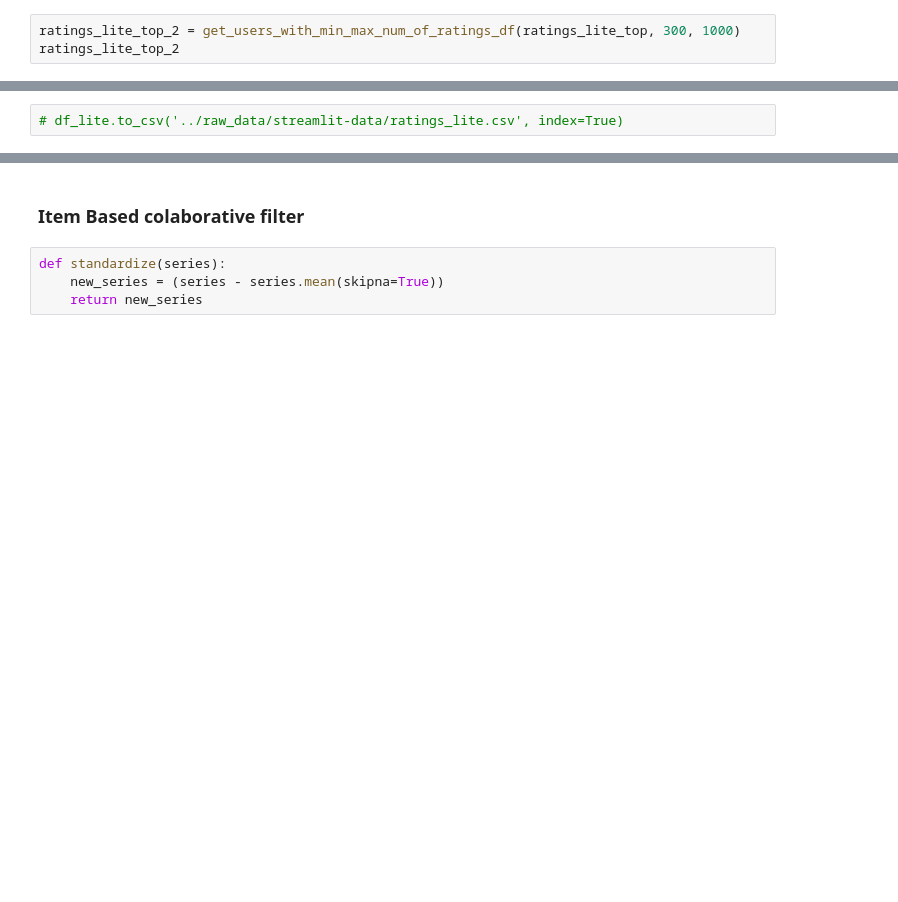
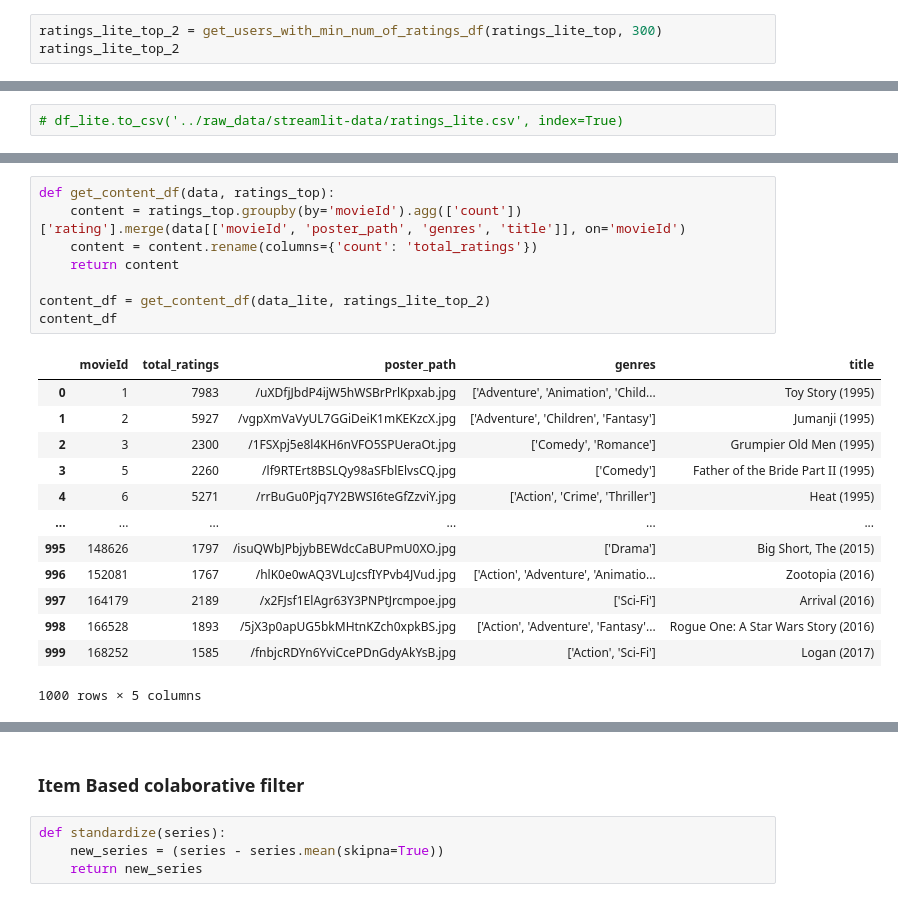
Before and after one commit to joaquim-oliveira-neto/rogue, a Jupyter notebook: notebooks/joaquim-model-test.ipynb, the cells around one changed output, grey strips where cells are left out. Saved outputs shown, nothing was run; the diff lists cells and outputs as text; blank space fills up the shorter version.

```diff
--- a/notebooks/joaquim-model-test.ipynb
+++ b/notebooks/joaquim-model-test.ipynb
@@ -235,7 +235,7 @@ ratings_lite_top
 | 20957024 | 162534 | 128360 | 2.0 | The Hateful Eight (2015) |
 15023959 rows × 4 columns
 # %%
-ratings_lite_top_2 = get_users_with_min_max_num_of_ratings_df(ratings_lite_top, 300, 1000)
+ratings_lite_top_2 = get_users_with_min_num_of_ratings_df(ratings_lite_top, 300)
 ratings_lite_top_2
 # %% [output]
 |  | userId | movieId | rating | title |
@@ -282,0 +278,22 @@ Wall time: 2.72 s
+# %%
+def get_content_df(data, ratings_top):
+    content = ratings_top.groupby(by='movieId').agg(['count'])['rating'].merge(data[['movieId', 'poster_path', 'genres', 'title']], on='movieId')
+    content = content.rename(columns={'count': 'total_ratings'})
+    return content
+
+content_df = get_content_df(data_lite, ratings_lite_top_2)
+content_df
+# %% [output]
+|  | movieId | total_ratings | poster_path | genres | title |
+| 0 | 1 | 7983 | /uXDfjJbdP4ijW5hWSBrPrlKpxab.jpg | ['Adventure', 'Animation', 'Child... | Toy Story (1995) |
+| 1 | 2 | 5927 | /vgpXmVaVyUL7GGiDeiK1mKEKzcX.jpg | ['Adventure', 'Children', 'Fantasy'] | Jumanji (1995) |
+| 2 | 3 | 2300 | /1FSXpj5e8l4KH6nVFO5SPUeraOt.jpg | ['Comedy', 'Romance'] | Grumpier Old Men (1995) |
+| 3 | 5 | 2260 | /lf9RTErt8BSLQy98aSFblElvsCQ.jpg | ['Comedy'] | Father of the Bride Part II (1995) |
+| 4 | 6 | 5271 | /rrBuGu0Pjq7Y2BWSI6teGfZzviY.jpg | ['Action', 'Crime', 'Thriller'] | Heat (1995) |
+| ... | ... | ... | ... | ... | ... |
+| 995 | 148626 | 1797 | /isuQWbJPbjybBEWdcCaBUPmU0XO.jpg | ['Drama'] | Big Short, The (2015) |
+| 996 | 152081 | 1767 | /hlK0e0wAQ3VLuJcsfIYPvb4JVud.jpg | ['Action', 'Adventure', 'Animatio... | Zootopia (2016) |
+| 997 | 164179 | 2189 | /x2FJsf1ElAgr63Y3PNPtJrcmpoe.jpg | ['Sci-Fi'] | Arrival (2016) |
+| 998 | 166528 | 1893 | /5jX3p0apUG5bkMHtnKZch0xpkBS.jpg | ['Action', 'Adventure', 'Fantasy'... | Rogue One: A Star Wars Story (2016) |
+| 999 | 168252 | 1585 | /fnbjcRDYn6YviCcePDnGdyAkYsB.jpg | ['Action', 'Sci-Fi'] | Logan (2017) |
+1000 rows × 5 columns
```
Also changed, not shown: parts of 5 cells of this notebook, 18 other files.
